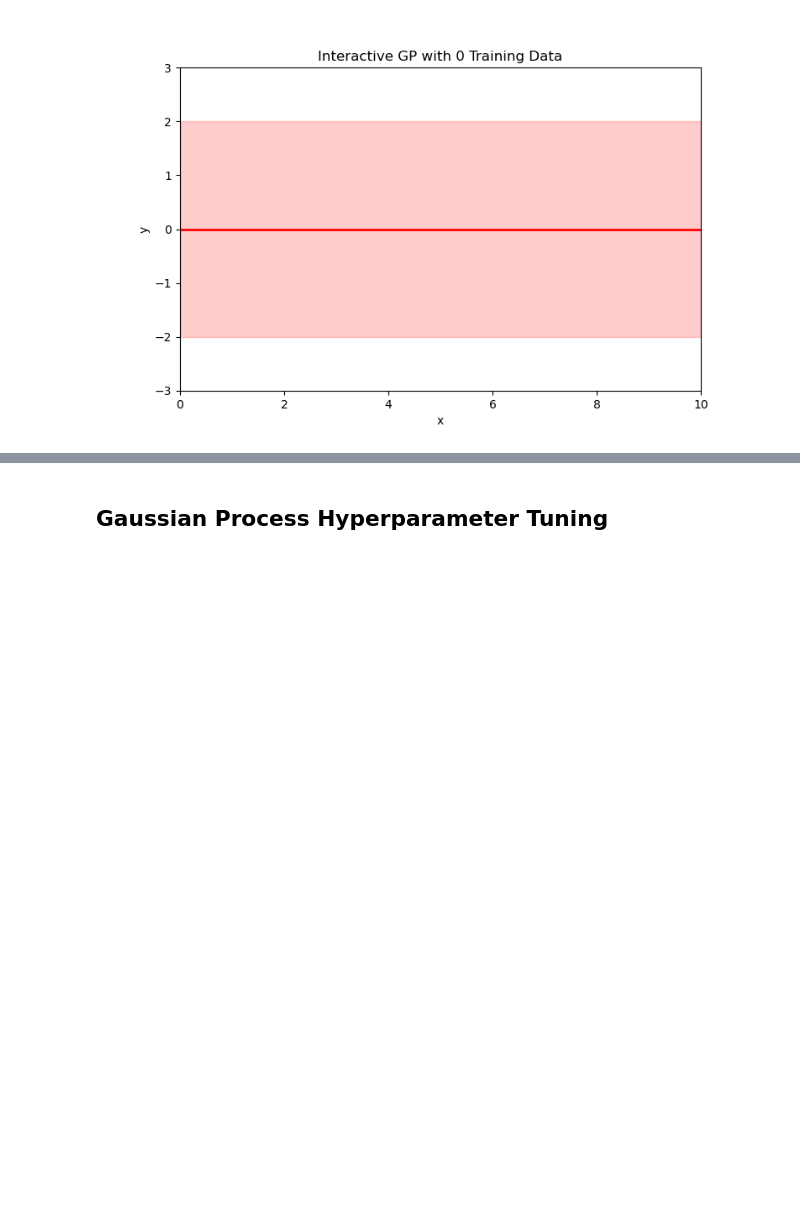
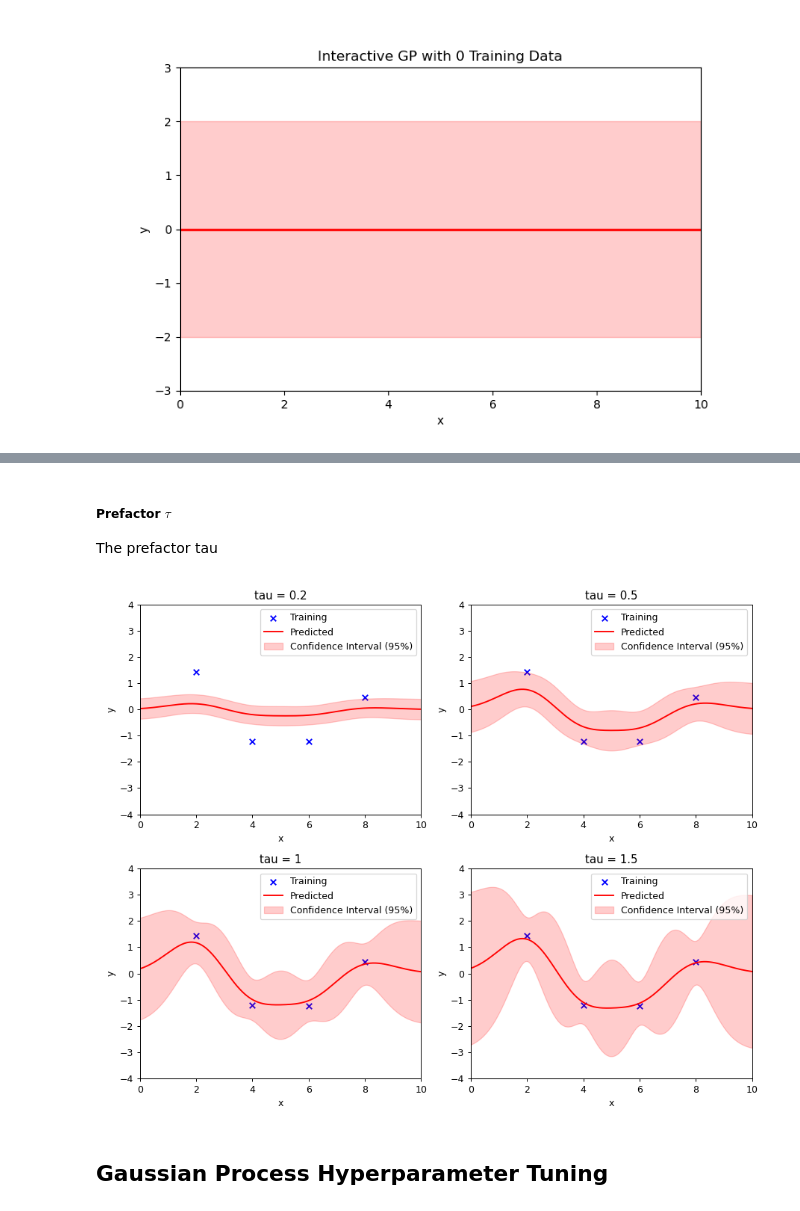
Before and after one commit to hansoncjc/GP-BO-Clustering-Tutorials, a Jupyter notebook: Gaussian Process.ipynb, the cells around one changed output, grey strips where cells are left out. Drawn from its saved outputs; the diff is of its cells as text; code cells hidden in the pictures; blank space fills up the shorter version.

Commit message:
Hyperparameter visualization - tau

```diff
--- a/Gaussian Process.ipynb
+++ b/Gaussian Process.ipynb
@@ -553,2 +638,26 @@ interactive_gp()
+# %% [markdown]
+##### Prefactor $\tau$
+The prefactor tau
+# %%
+# Generate Sparse Training Data
+n = 4
+X_train = np.linspace(2,8,n)
+Y_train = np.sin(X_train) +  np.cos(X_train/2) + 0.1* np.random.randn(n)
+
+# Testing Data
+m = 1000
+X_test = np.linspace(0,10,m)
+
+# Plot with different tau
+tau = [0.2, 0.5, 1, 1.5]
+fig, axes = plt.subplots(2, 2, figsize=(10, 8), dpi = 90)  # Creating a 2x2 subplot grid
+for i, ax in enumerate(axes.flatten()):
+    ax = gpr_plot(X_train, Y_train, X_test, tau = tau[i], title= f'tau = {tau[i]}',
+                  ax = ax, Y_lim= [-4,4])  # Call function
+
+plt.tight_layout()
+plt.show()
+# %% [output]
+[figure, added]
 # %% [markdown]
 ## **Gaussian Process Hyperparameter Tuning**
```
Also changed, not shown: parts of 3 cells of this notebook.
